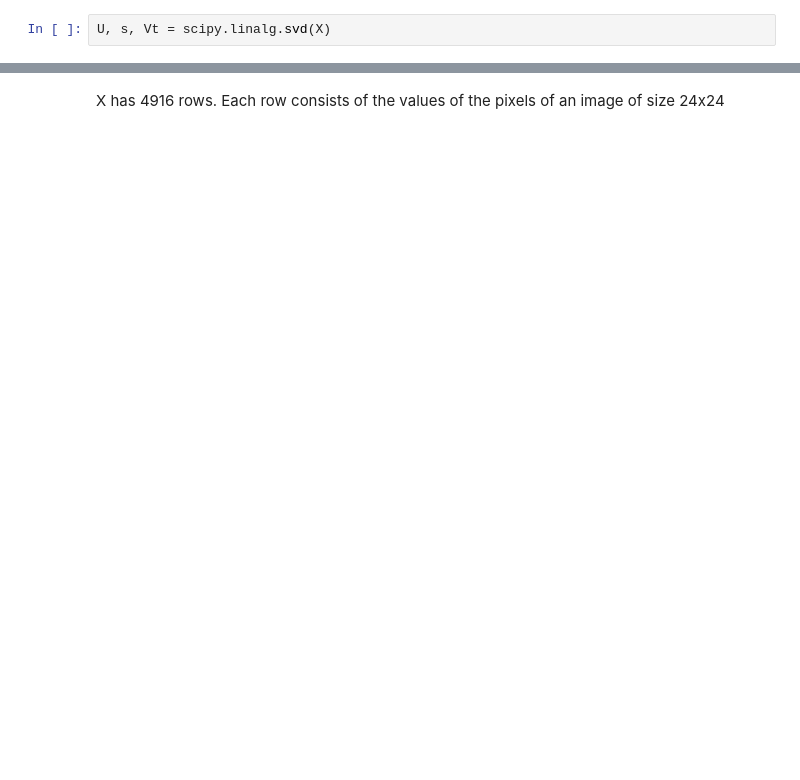
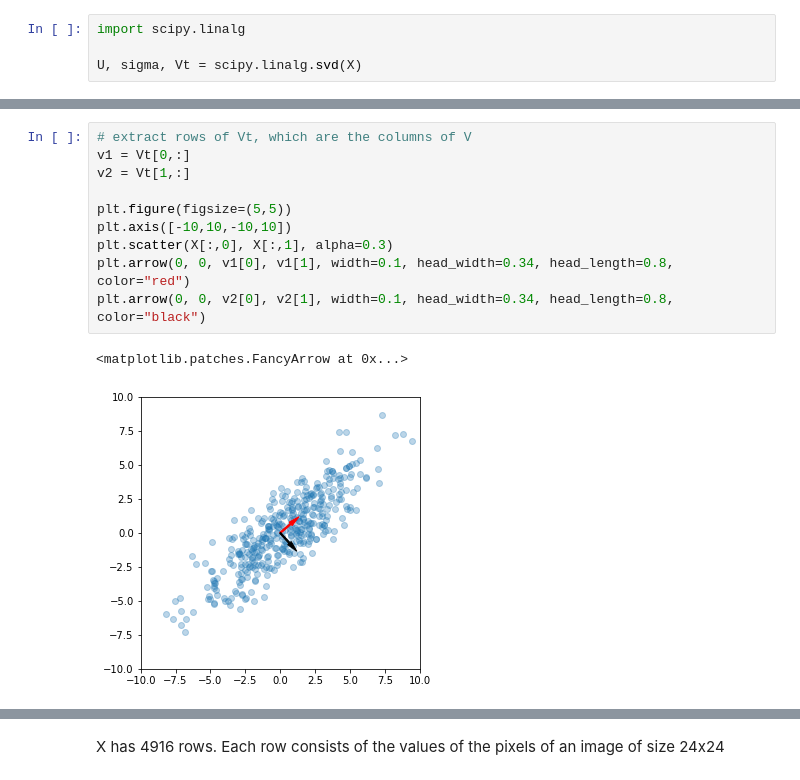
Before and after one commit to petermchale/math9, a Jupyter notebook: lectures/Lecture25.ipynb, the cells around one changed output, grey strips where cells are left out. Drawn from its saved outputs; the diff is of its cells as text; blank space fills up the shorter version.

```diff
--- a/lectures/Lecture25.ipynb
+++ b/lectures/Lecture25.ipynb
@@ -77,2 +50,4 @@ Anyway, let's do it in Python.
 # %%
-U, s, Vt = scipy.linalg.svd(X)
+import scipy.linalg
+
+U, sigma, Vt = scipy.linalg.svd(X)
@@ -87,0 +63,13 @@ array([[ 0.74980752,  0.66165601],
+# %%
+# extract rows of Vt, which are the columns of V
+v1 = Vt[0,:]
+v2 = Vt[1,:]
+
+plt.figure(figsize=(5,5))
+plt.axis([-10,10,-10,10])
+plt.scatter(X[:,0], X[:,1], alpha=0.3)
+plt.arrow(0, 0, v1[0], v1[1], width=0.1, head_width=0.34, head_length=0.8, color="red")
+plt.arrow(0, 0, v2[0], v2[1], width=0.1, head_width=0.34, head_length=0.8, color="black")
+# %% [output]
+<matplotlib.patches.FancyArrow at 0x...>
+[figure, added]
```
Also changed, not shown: parts of 64 cells of this notebook, 3 other files.
